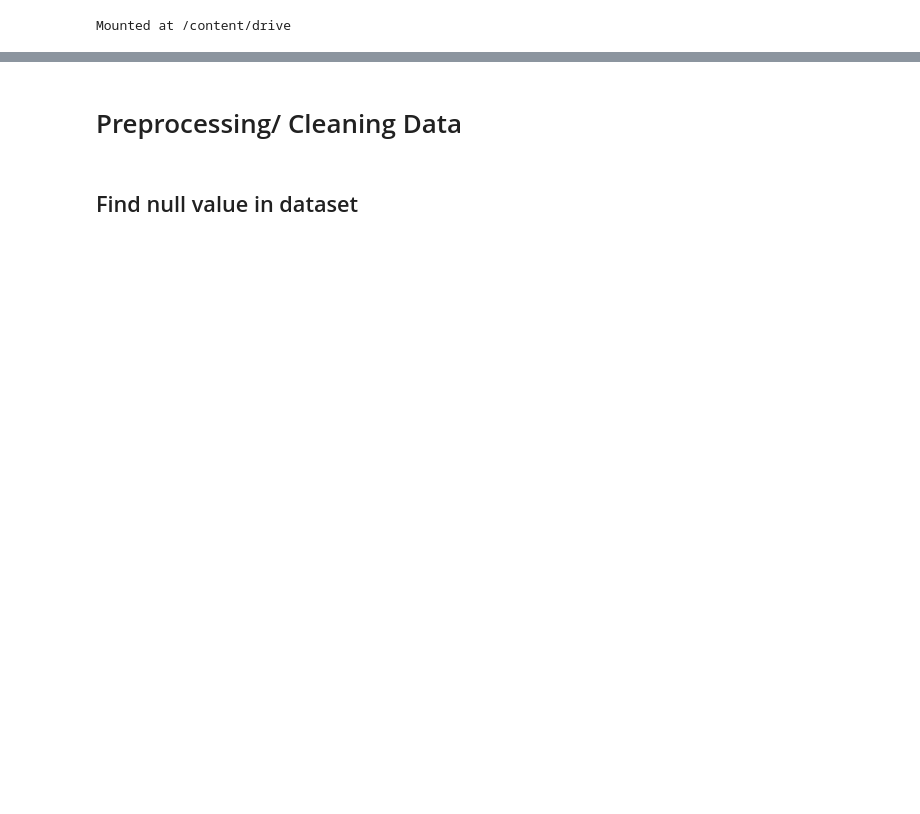
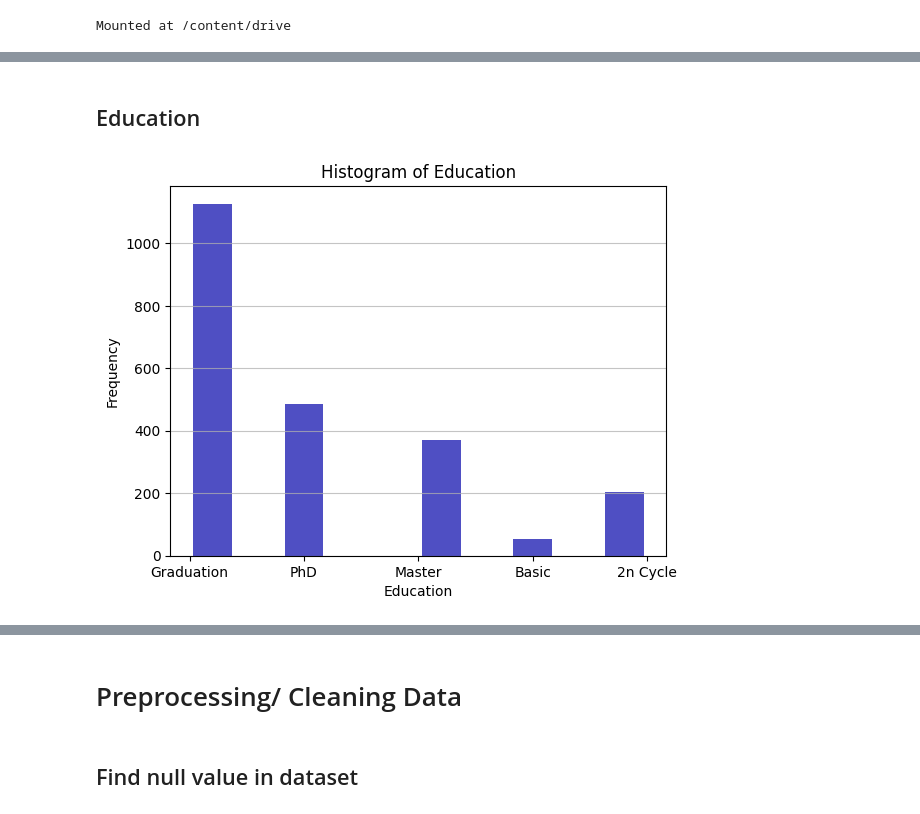
Before and after one commit to NguyenThaiKhoi/Customer-Personality-Analysis-with-PySpark, a Jupyter notebook: Customer_Personality_Analysis_with_PySpark.ipynb, the cells around one changed output, grey strips where cells are left out. Drawn from its saved outputs; the diff is of its cells as text; code cells hidden in the pictures; blank space fills up the shorter version.

```diff
--- a/Customer_Personality_Analysis_with_PySpark.ipynb
+++ b/Customer_Personality_Analysis_with_PySpark.ipynb
@@ -28,0 +57,12 @@ spark = SparkSession.builder \
+# %% [markdown]
+## Education
+# %%
+# Histogram about education of customers
+plt.hist(df["Education"], color='#0504aa', alpha=0.7, rwidth=0.85)
+plt.grid(axis='y', alpha=0.75)
+plt.xlabel('Education')
+plt.ylabel('Frequency')
+plt.title('Histogram of Education')
+plt.show()
+# %% [output]
+[figure, added]
```
Also changed, not shown: parts of 24 cells of this notebook, 1 other file.
